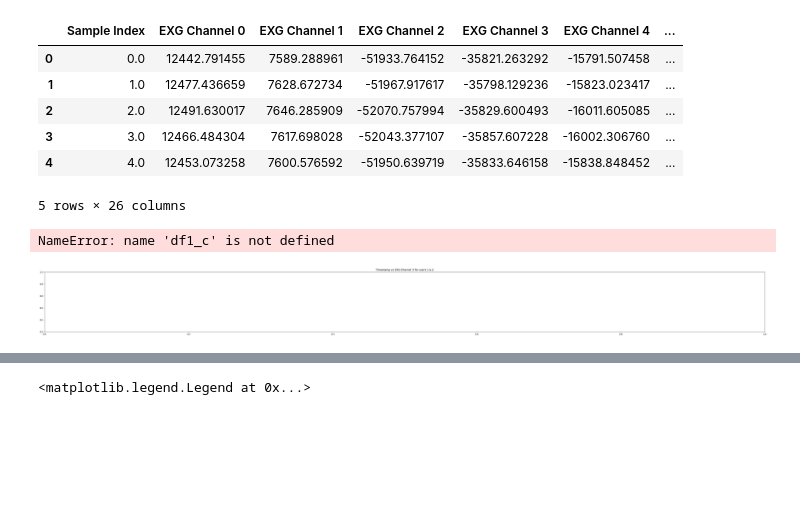
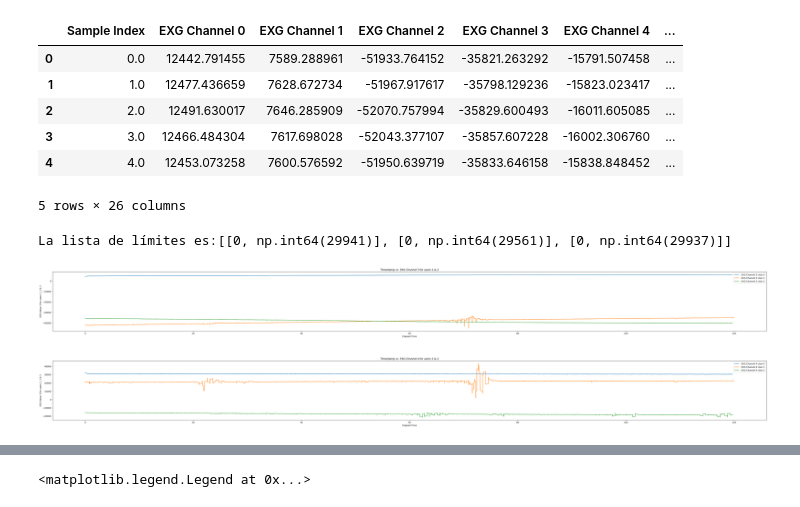
Before and after one commit to hdeavila1992/Robot_Human_Interfase_v0, a Jupyter notebook: notebooks/VisualizeData.ipynb, the cells around one changed output, grey strips where cells are left out. Cells and saved outputs as stored; diff of their text form; code cells hidden in the pictures; blank space fills up the shorter version.

```diff
--- a/notebooks/VisualizeData.ipynb
+++ b/notebooks/VisualizeData.ipynb
@@ -116,15 +119,61 @@ display(df3_c.head())
 | 3 | 3.0 | 12466.484304 | 7617.698028 | -52043.377107 | -35857.607228 | -16002.306760 | ... |
 | 4 | 4.0 | 12453.073258 | 7600.576592 | -51950.639719 | -35833.646158 | -15838.848452 | ... |
 5 rows × 26 columns
-# %%
-fig, ax = plt.subplots(figsize=(60, 5))
-ax.set_title("Timestamp vs EXG Channel 3 for users 1 & 2")
-ax.plot(df1_c['Elapsed Time'], df1_c['EXG Channel 3'], label='EXG Channel 3 User 1')
-ax.plot(df2_c['Elapsed Time'], df2_c['EXG Channel 3'], label='EXG Channel 3 User 2')
-ax.plot(df3_c['Elapsed Time'], df3_c['EXG Channel 3'], label='EXG Channel 3 User 3')
-ax.set_xlabel("Elapsed Time")
-ax.set_ylabel("EXG Value 3 for users 1, 2 & 3")
-ax.legend()
-# %% [output]
-NameError: name 'df1_c' is not defined
-[figure, removed]
+# %%
+def transformacion_nula(series: pd.Series):
+    """
+        No hace nada solo para probar
+    """
+    return series
+#-------------------------------------------------
+def transformacion_sigmoidal(series: pd.Series):
+    """ Transforma el rango original de la onda al rango de la función sigmoidal 0-1
+    sigmoid: la función sigmoidal
+    """
+    sigmoid=1/(1+np.e**(series))
+    print("Se realiza la transformación con exito")
+    return  sigmoid
+#----------------------------------------------------------------
+def graph_chanel_user_comparative(user_data: list, label: str, limites: list, transformacion  ):
+    """
+        Grafica las funciones con una transformación de onda dada
+    """
+    fig, ax = plt.subplots(figsize=(60, 5))
+    ax.set_title(f"Timestamp vs {label} for users 1 & 2")
+    c=0
+    for dfs in user_data:
+        limites_data=limites[c]
+        limit_a=limites_data[0]
+        limit_b=limites_data[1]
+        ax.plot(dfs['Elapsed Time'][limit_a:limit_b], transformacion(dfs[label][limit_a:limit_b]), label=f'{label} User {c}')
+        c+=1
+    ax.set_xlabel("Elapsed Time")
+    ax.set_ylabel("EXG Value 3 for users 1, 2 & 3")
+    ax.legend()
+#-------------------------------------------------------------------------------
+def graph_chanel_comparative(user_data: list, labels: list, limites: list, transformacion  ):
+    """
+        Grafica las funciones con una transformación de onda dada
+    """
+    fig, ax = plt.subplots(figsize=(60, 5))
+    ax.set_title(f"Timestamp vs {label} for users 1 & 2")
+    c=0
+    for dfs in user_data:
+        limites_data=limites[c]
+        limit_a=limites_data[0]
+        limit_b=limites_data[1]
+        ax.plot(dfs[labels[0]][limit_a:limit_b], transformacion(dfs[labels[1]][limit_a:limit_b]), label=f'{label} User {c}')
+        c+=1
+    ax.set_xlabel("Elapsed Time")
+    ax.set_ylabel("EXG Value 3 for users 1, 2 & 3")
+    ax.legend()
+#-------------------------------------------------------------------------------
+label='Elapsed Time'
+lista_limites=[ [0,df1_c[df1_c[label]<=120].index[-1] ], [0,df2_c[df2_c[label]<=120].index[-1] ] , [0,df3_c[df3_c[label]<=120].index[-1] ]  ]
+print(f"La lista de límites es:{ lista_limites}")
+graph_chanel_user_comparative([df1_c,df2_c,df3_c],' EXG Channel 3', lista_limites,transformacion_nula)
+graph_chanel_user_comparative([df1_c,df2_c,df3_c],' EXG Channel 4', lista_limites, transformacion_nula)
+# %% [output]
+La lista de límites es:[[0, np.int64(29941)], [0, np.int64(29561)], [0, np.int64(29937)]]
+[figure, added]
+[figure, added]
```
Also changed, not shown: parts of 24 cells of this notebook, 2 other files.
